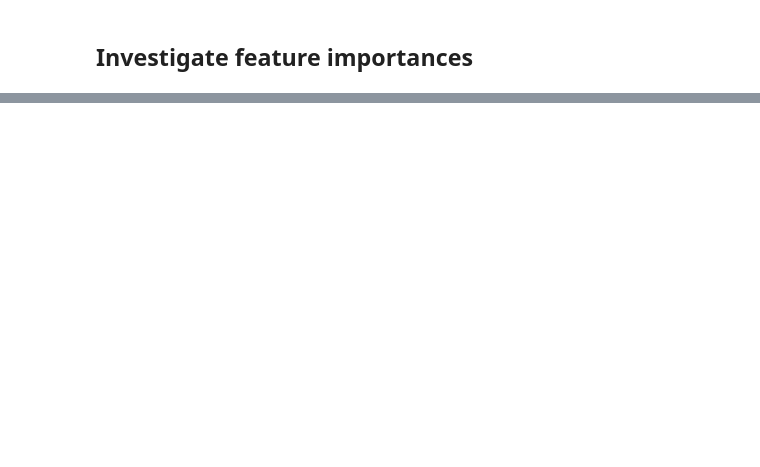
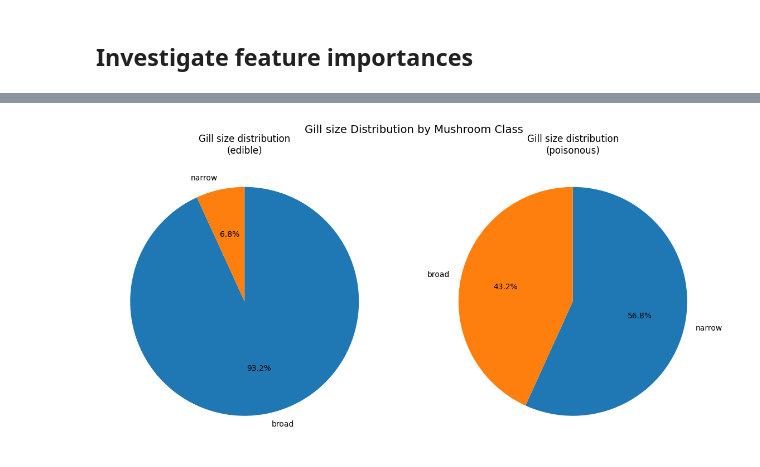
Before and after one commit to milenakowalska/mushroom_classification_model, a Jupyter notebook: mushroom_classifier.ipynb, the cells around one changed output, grey strips where cells are left out. Saved outputs shown, nothing was run; the diff lists cells and outputs as text; code cells hidden in the pictures; blank space fills up the shorter version.

```diff
--- a/mushroom_classifier.ipynb
+++ b/mushroom_classifier.ipynb
@@ -337,0 +443,33 @@ dtype: float64
+# %%
+classes = {
+    0: 'edible',
+    1: 'poisonous'
+}
+
+gill_size_map = {
+    0: 'broad',
+    1: 'narrow'
+}
+
+df['gill-size'] = df['gill-size'].map(gill_size_map)
+# %%
+grouped = df.groupby('class')['gill-size']
+# %%
+fig, axes = plt.subplots(1, 2, figsize=(12, 6))
+
+for i, (group_idx, group_data) in enumerate(grouped):
+    counts = group_data.value_counts()
+    axes[i].pie(
+        counts,
+        labels=counts.index,
+        autopct='%1.1f%%',
+        startangle=90,
+        counterclock=False
+    )
+    axes[i].set_title(f"Gill size distribution\n({classes[group_idx]})")
+
+plt.suptitle("Gill size Distribution by Mushroom Class", fontsize=14)
+plt.tight_layout()
+plt.show()
+# %% [output]
+[figure, added]
```
Also changed, not shown: parts of 26 cells of this notebook.
